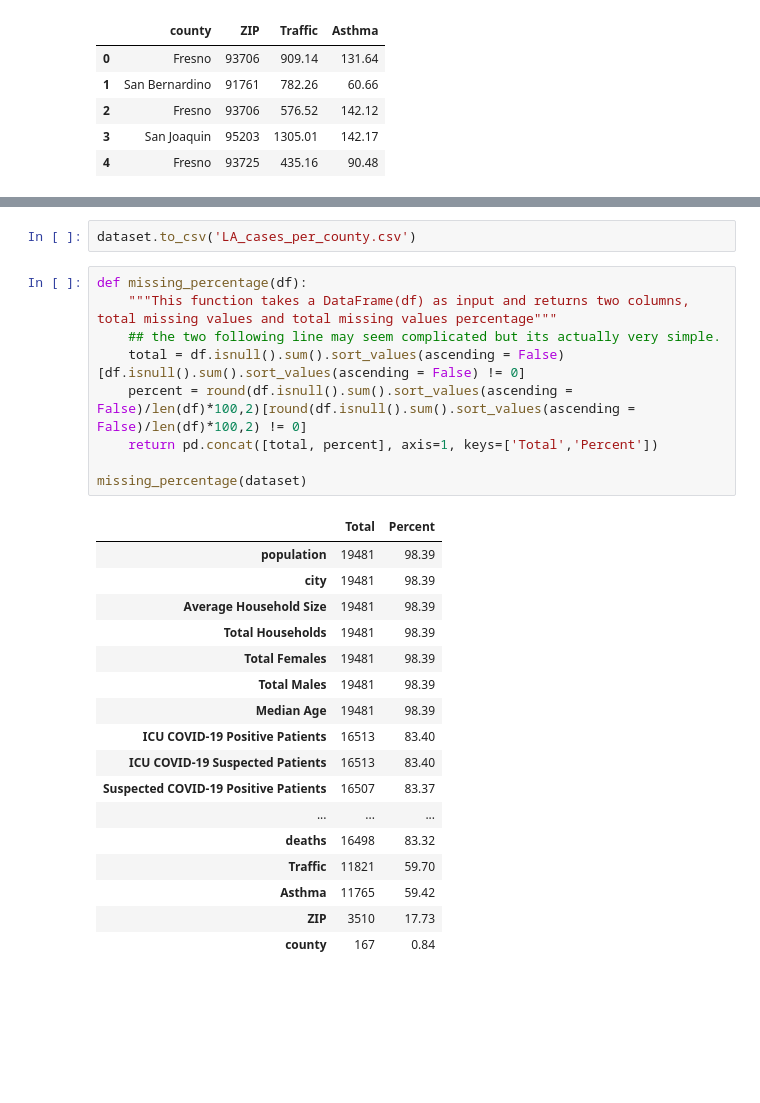
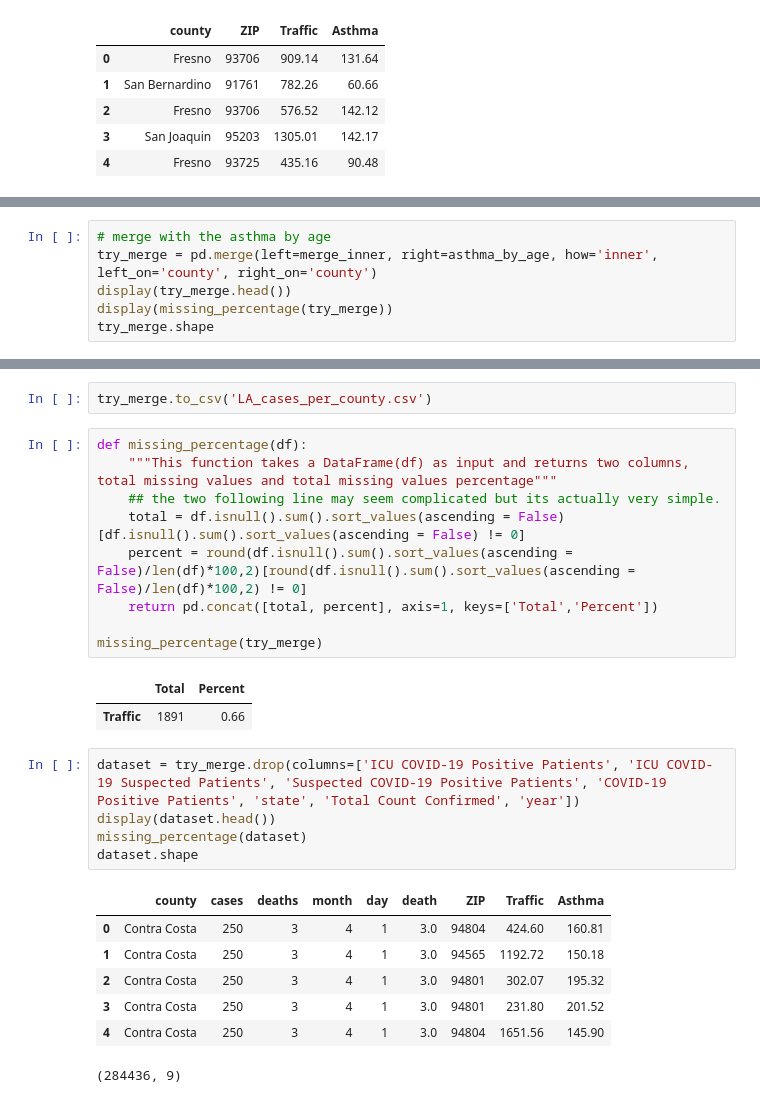
Before and after one commit to salma71/COVID_-LA, a Jupyter notebook: data_expolration.ipynb, the cells around one changed output, grey strips where cells are left out. Saved outputs shown, nothing was run; the diff lists cells and outputs as text; blank space fills up the shorter version.

```diff
--- a/data_expolration.ipynb
+++ b/data_expolration.ipynb
@@ -305,0 +311,6 @@ merge_inner.shape
+# %%
+# merge with the asthma by age
+try_merge = pd.merge(left=merge_inner, right=asthma_by_age, how='inner', left_on='county', right_on='county')
+display(try_merge.head())
+display(missing_percentage(try_merge))
+try_merge.shape
@@ -331,29 +336,27 @@ dataset.shape
 # %%
-dataset.to_csv('LA_cases_per_county.csv')
+try_merge.to_csv('LA_cases_per_county.csv')
 # %%
 def missing_percentage(df):
     """This function takes a DataFrame(df) as input and returns two columns, total missing values and total missing values percentage"""
     ## the two following line may seem complicated but its actually very simple.
     total = df.isnull().sum().sort_values(ascending = False)[df.isnull().sum().sort_values(ascending = False) != 0]
     percent = round(df.isnull().sum().sort_values(ascending = False)/len(df)*100,2)[round(df.isnull().sum().sort_values(ascending = False)/len(df)*100,2) != 0]
     return pd.concat([total, percent], axis=1, keys=['Total','Percent'])
 
-missing_percentage(dataset)
+missing_percentage(try_merge)
 # %% [output]
 |  | Total | Percent |
-| population | 19481 | 98.39 |
-| city | 19481 | 98.39 |
-| Average Household Size | 19481 | 98.39 |
-| Total Households | 19481 | 98.39 |
-| Total Females | 19481 | 98.39 |
-| Total Males | 19481 | 98.39 |
-| Median Age | 19481 | 98.39 |
-| ICU COVID-19 Positive Patients | 16513 | 83.40 |
-| ICU COVID-19 Suspected Patients | 16513 | 83.40 |
-| Suspected COVID-19 Positive Patients | 16507 | 83.37 |
-| ... | ... | ... |
-| deaths | 16498 | 83.32 |
-| Traffic | 11821 | 59.70 |
-| Asthma | 11765 | 59.42 |
-| ZIP | 3510 | 17.73 |
-| county | 167 | 0.84 |
+| Traffic | 1891 | 0.66 |
+# %%
+dataset = try_merge.drop(columns=['ICU COVID-19 Positive Patients', 'ICU COVID-19 Suspected Patients', 'Suspected COVID-19 Positive Patients', 'COVID-19 Positive Patients', 'state', 'Total Count Confirmed', 'year'])
+display(dataset.head())
+missing_percentage(dataset)
+dataset.shape
+# %% [output]
+|  | county | cases | deaths | month | day | death | ZIP | Traffic | Asthma |
+| 0 | Contra Costa | 250 | 3 | 4 | 1 | 3.0 | 94804 | 424.60 | 160.81 |
+| 1 | Contra Costa | 250 | 3 | 4 | 1 | 3.0 | 94565 | 1192.72 | 150.18 |
+| 2 | Contra Costa | 250 | 3 | 4 | 1 | 3.0 | 94801 | 302.07 | 195.32 |
+| 3 | Contra Costa | 250 | 3 | 4 | 1 | 3.0 | 94801 | 231.80 | 201.52 |
+| 4 | Contra Costa | 250 | 3 | 4 | 1 | 3.0 | 94804 | 1651.56 | 145.90 |
+(284436, 9)
```
Also changed, not shown: parts of 5 cells of this notebook.
